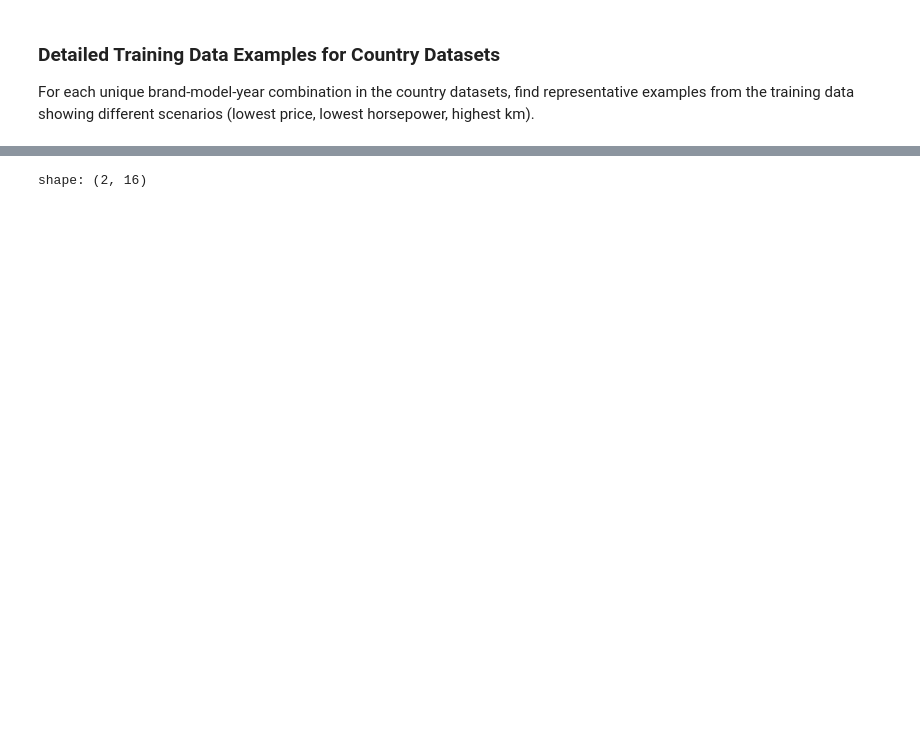
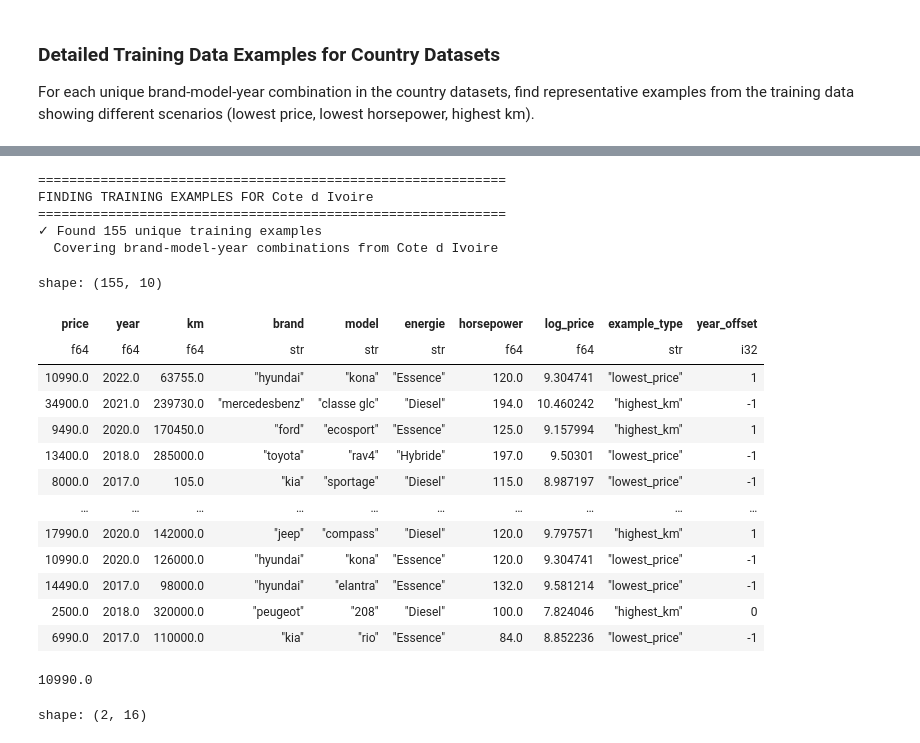
Before and after one commit to brunothefirst/car_price_prediction, a Jupyter notebook: notebooks/06_lean_model_training.ipynb, the cells around one changed output, grey strips where cells are left out. Drawn from its saved outputs; the diff is of its cells as text; code cells hidden in the pictures; blank space fills up the shorter version.

```diff
--- a/notebooks/06_lean_model_training.ipynb
+++ b/notebooks/06_lean_model_training.ipynb
@@ -3420,3 +3355,33 @@ def find_training_examples(country_df, training_df, dataset_name="Country"):
+# %%
+find_training_examples(df_customs, df, 'Cote d Ivoire')
+# %% [output]
+============================================================
+FINDING TRAINING EXAMPLES FOR Cote d Ivoire
+============================================================
+✓ Found 155 unique training examples
+  Covering brand-model-year combinations from Cote d Ivoire
+shape: (155, 10)
+| price | year | km | brand | model | energie | horsepower | log_price | example_type | year_offset |
+| f64 | f64 | f64 | str | str | str | f64 | f64 | str | i32 |
+| 10990.0 | 2022.0 | 63755.0 | "hyundai" | "kona" | "Essence" | 120.0 | 9.304741 | "lowest_price" | 1 |
+| 34900.0 | 2021.0 | 239730.0 | "mercedesbenz" | "classe glc" | "Diesel" | 194.0 | 10.460242 | "highest_km" | -1 |
+| 9490.0 | 2020.0 | 170450.0 | "ford" | "ecosport" | "Essence" | 125.0 | 9.157994 | "highest_km" | 1 |
+| 13400.0 | 2018.0 | 285000.0 | "toyota" | "rav4" | "Hybride" | 197.0 | 9.50301 | "lowest_price" | -1 |
+| 8000.0 | 2017.0 | 105.0 | "kia" | "sportage" | "Diesel" | 115.0 | 8.987197 | "lowest_price" | -1 |
+| … | … | … | … | … | … | … | … | … | … |
+| 17990.0 | 2020.0 | 142000.0 | "jeep" | "compass" | "Diesel" | 120.0 | 9.797571 | "highest_km" | 1 |
+| 10990.0 | 2020.0 | 126000.0 | "hyundai" | "kona" | "Essence" | 120.0 | 9.304741 | "lowest_price" | -1 |
+| 14490.0 | 2017.0 | 98000.0 | "hyundai" | "elantra" | "Essence" | 132.0 | 9.581214 | "lowest_price" | -1 |
+| 2500.0 | 2018.0 | 320000.0 | "peugeot" | "208" | "Diesel" | 100.0 | 7.824046 | "highest_km" | 0 |
+| 6990.0 | 2017.0 | 110000.0 | "kia" | "rio" | "Essence" | 84.0 | 8.852236 | "lowest_price" | -1 |
+# %%
+df.filter(
+    (pl.col('brand') == 'hyundai') &
+    (pl.col('model') == 'kona') &
+    (pl.col('year') == 2020)
+)['price'].min()
+# %% [output]
+10990.0
 # %%
 df_customs.filter(pl.col('brand') == 'land-rover')
 # %% [output]
```
Also changed, not shown: parts of 19 cells of this notebook.
